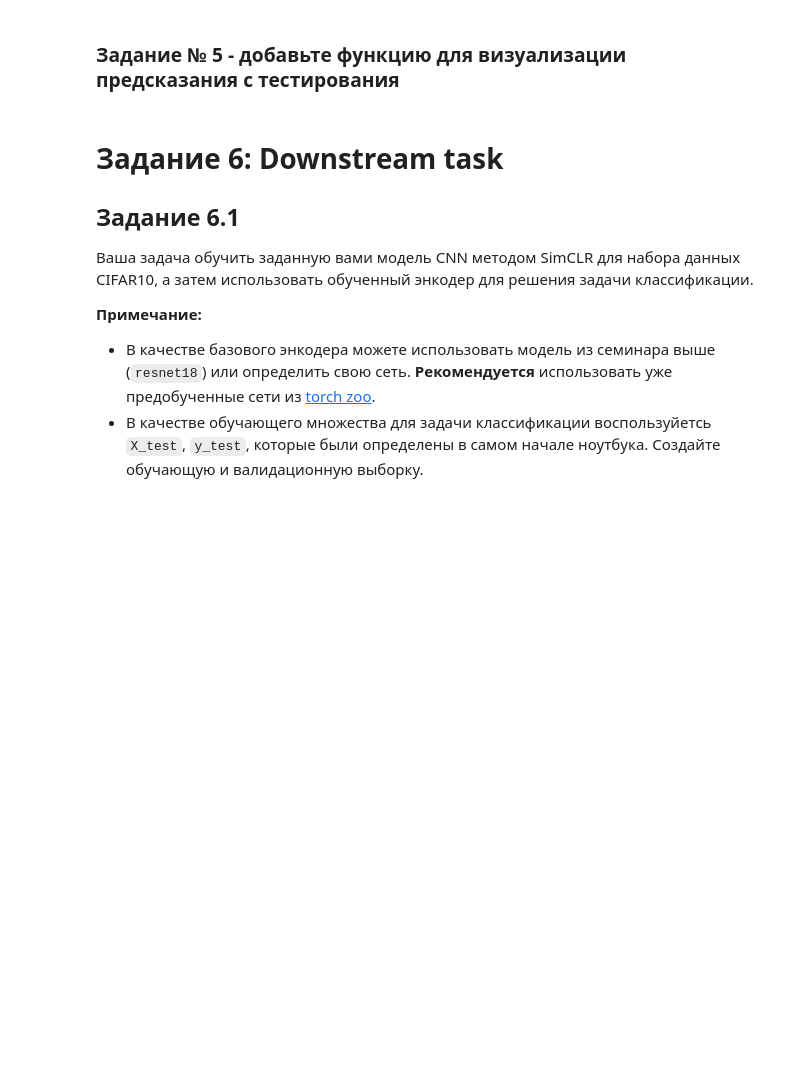
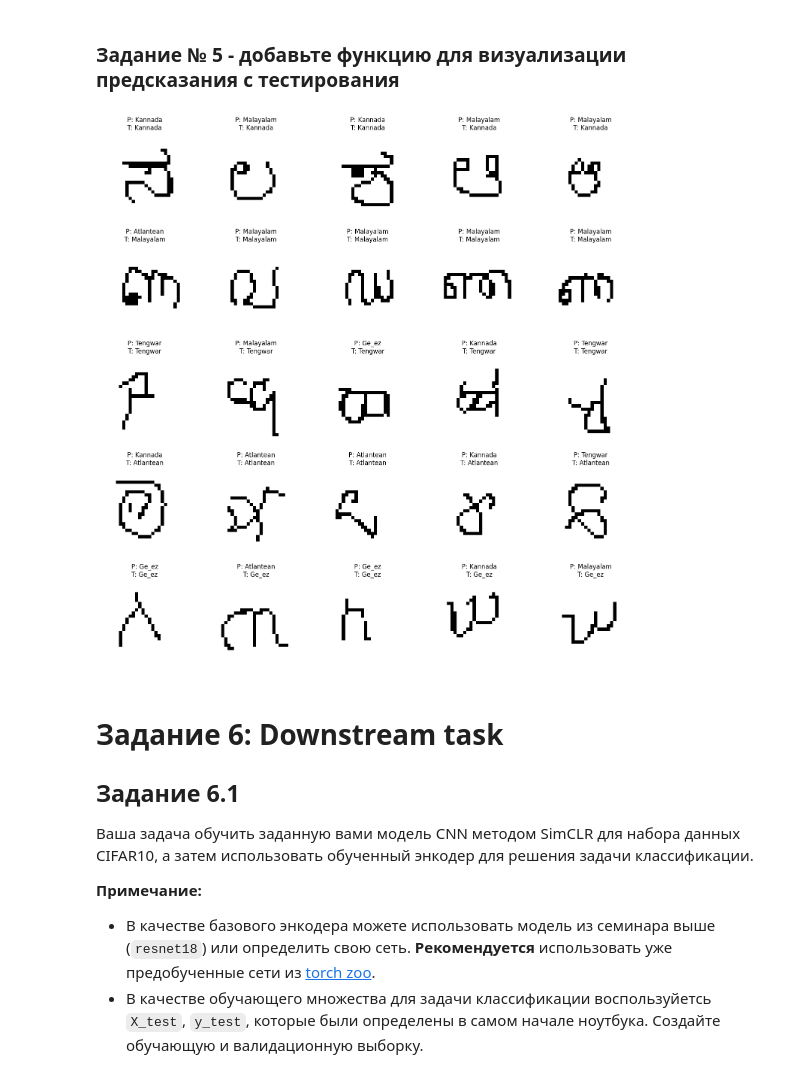
Before and after one commit to GolovaAnna/DeepLearning, a Jupyter notebook: 04_Self_Supervision/homework/prototypical_omniglot_unsolved.ipynb, the cells around one changed output. Drawn from its saved outputs; the diff is of its cells as text; code cells hidden in the pictures; blank space fills up the shorter version.

```diff
--- a/04_Self_Supervision/homework/prototypical_omniglot_unsolved.ipynb
+++ b/04_Self_Supervision/homework/prototypical_omniglot_unsolved.ipynb
@@ -524,3 +462,38 @@ display_sample(my_sample['images'])
+# %%
+model = load_protonet_conv(
+    x_dim=(3, 28, 28),
+    hid_dim=64,
+    z_dim=64,
+)
+
+model.load_state_dict(torch.load("model.pt"))
+model.eval()
+print('')
+# %%
+sample = extract_sample(n_way, n_support, n_query, test_x, test_y)
+query_images = sample['images'][:, n_support:, :, :, :]  # (n_way, n_query, C, H, W)
+query_images = query_images.permute(0, 1, 3, 4, 2)  # (n_way, n_query, H, W, C)
+sample_query = {
+    'images': query_images,
+    'n_way': n_way,
+    'n_support': 0,
+    'n_query': n_query,
+    'classes': sample['classes']
+}
+
+with torch.no_grad():
+    loss, out = model.set_forward_loss(sample)
+    logits = out['y_hat']
+    preds = logits.cpu().numpy()
+
+true_query_indices = []
+for i in range(n_way):
+    true_query_indices.extend([i] * n_query)
+
+# preds должны быть длиной n_way * n_query
+visualize_predictions(sample_query, preds, true_query_indices)
+# %% [output]
+[figure, added]
 # %% [markdown]
 # Задание 6: Downstream task
 
```
Also changed, not shown: parts of 16 cells of this notebook, 1 other file.
